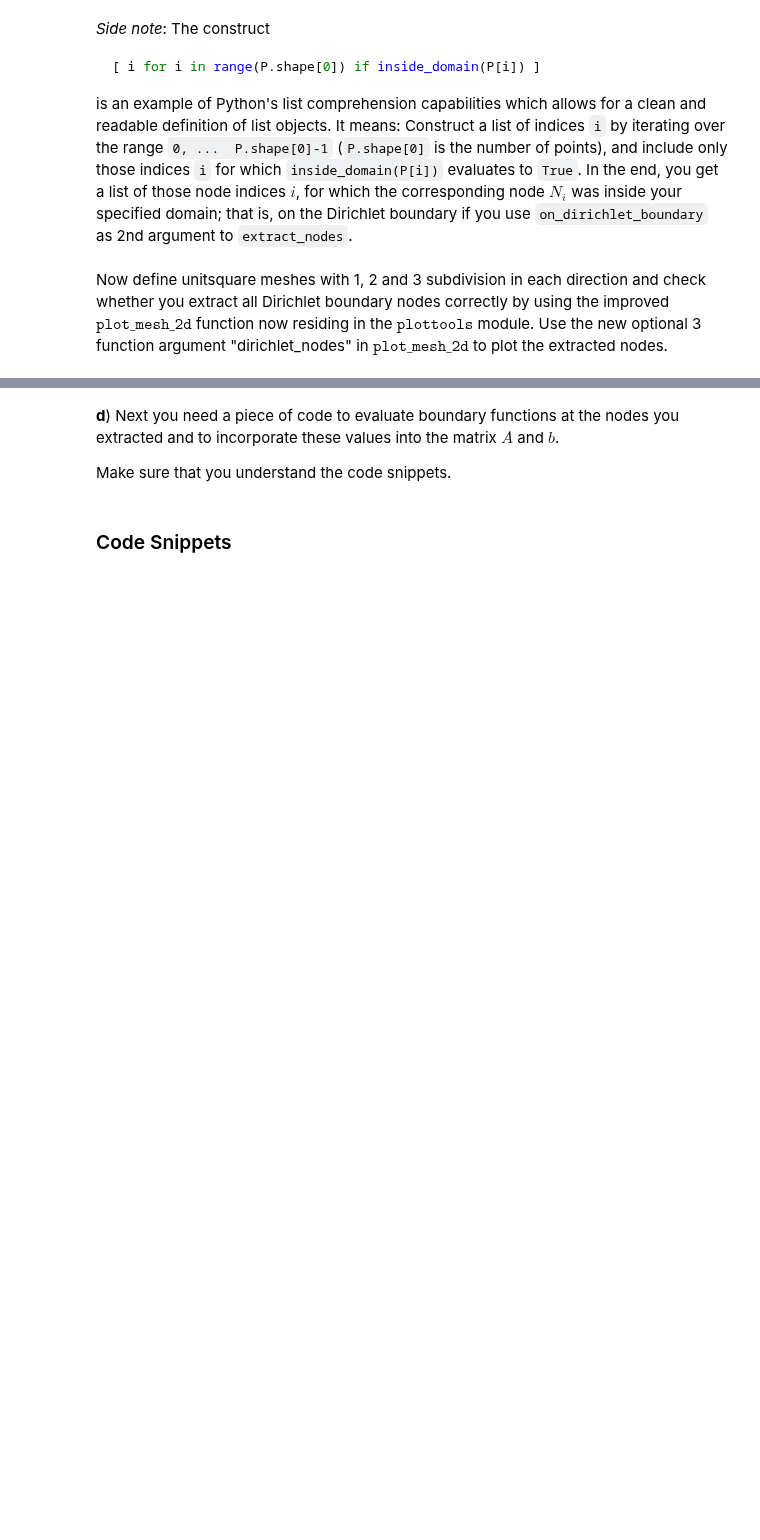
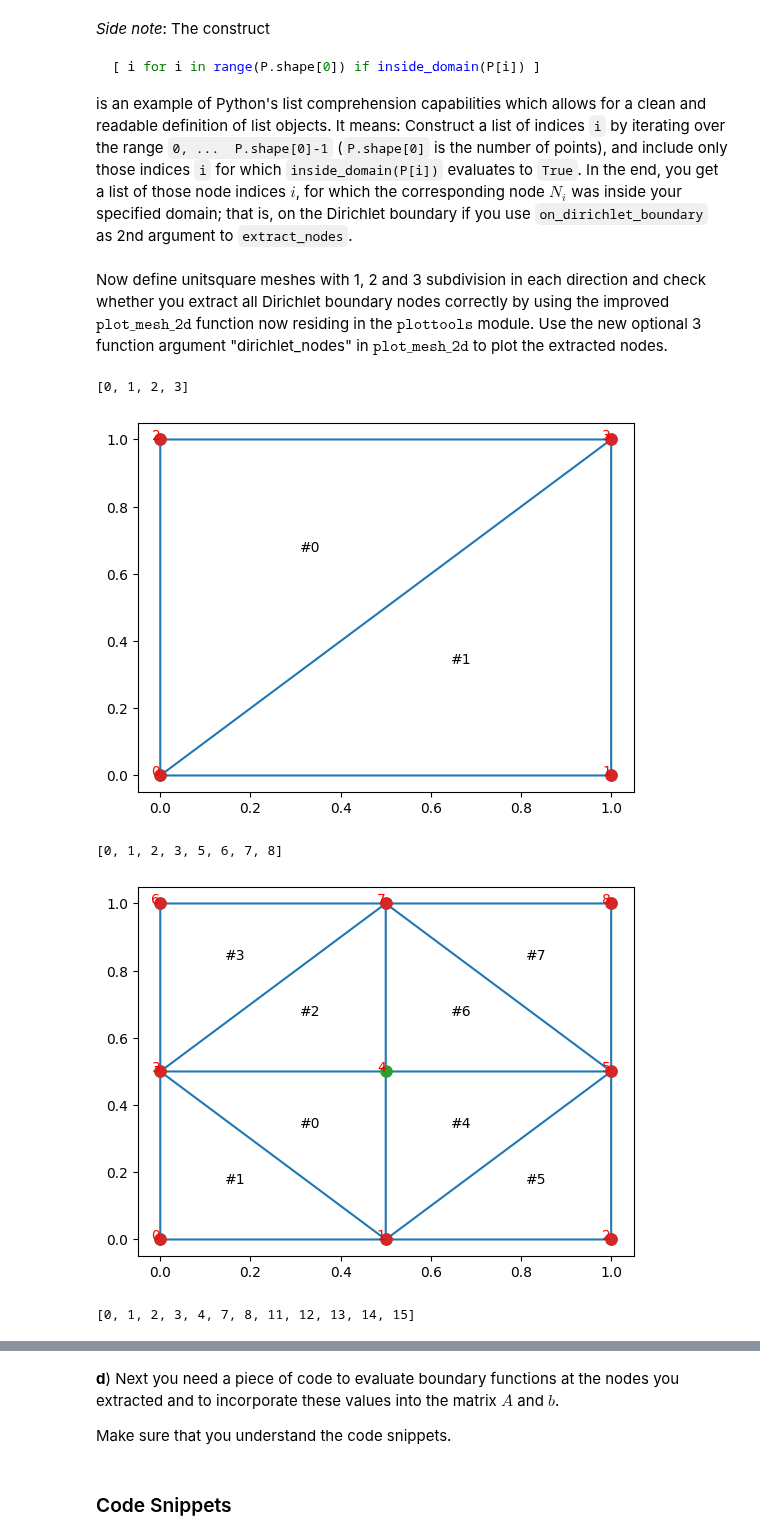
Before and after one commit to todj107/NumPDE, a Jupyter notebook: lab_4_mjunk/lab_04_part_2_mjunk.ipynb, the cells around one changed output, grey strips where cells are left out. Cells and saved outputs as stored; diff of their text form; code cells hidden in the pictures; blank space fills up the shorter version.

````diff
--- a/lab_4_mjunk/lab_04_part_2_mjunk.ipynb
+++ b/lab_4_mjunk/lab_04_part_2_mjunk.ipynb
@@ -212,7 +310,7 @@
 # %%
 def on_dirichlet_boundary(x):
     eps = 1e-12 # Accounts for finite precision
-    return  (x[0] < eps or .... )
+    return  (x[0] < eps or x[0] > 1 - eps or x[1] < eps or x[1] > 1 - eps)
 # %% [markdown]
 With such a function a place, one can extract the boundary point using the following code snippet which returns a list of all node indices $i$ of those nodes $N_i$ for which a given function ```inside_domain(N_i)``` evaluates to ```True```.
 # %%
@@ -236,10 +334,17 @@ check whether you extract all Dirichlet boundary nodes correctly by
 using the improved $\texttt{plot_mesh_2d}$ function now residing in the $\texttt{plottools}$ module. Use the new optional 3 function argument "dirichlet_nodes" in $\texttt{plot_mesh_2d}$ to plot the extracted nodes.
 # %%
 # Generat a mesh
-P, T = mt.unitsquare_mesh(1)
-# Extract mesh coordinates
-X = ...
-Y = ...
-dirichlet_nodes = extract_nodes(P, on_dirichlet_boundary)
-print(dirichlet_nodes)
-pt.plot_mesh_2d(P, T, dirichlet_nodes)
+for N in range (1,4):
+    P, T = mt.unitsquare_mesh(N)
+    # Extract mesh coordinates
+    X = P[:,0]
+    Y = P[:,1]
+    dirichlet_nodes = extract_nodes(P, on_dirichlet_boundary)
+    print(dirichlet_nodes)
+    pt.plot_mesh_2d(P, T, dirichlet_nodes)
+# %% [output]
+[0, 1, 2, 3]
+[figure, added]
+[0, 1, 2, 3, 5, 6, 7, 8]
+[figure, added]
+[0, 1, 2, 3, 4, 7, 8, 11, 12, 13, 14, 15]
````
Also changed, not shown: parts of 12 cells of this notebook.
